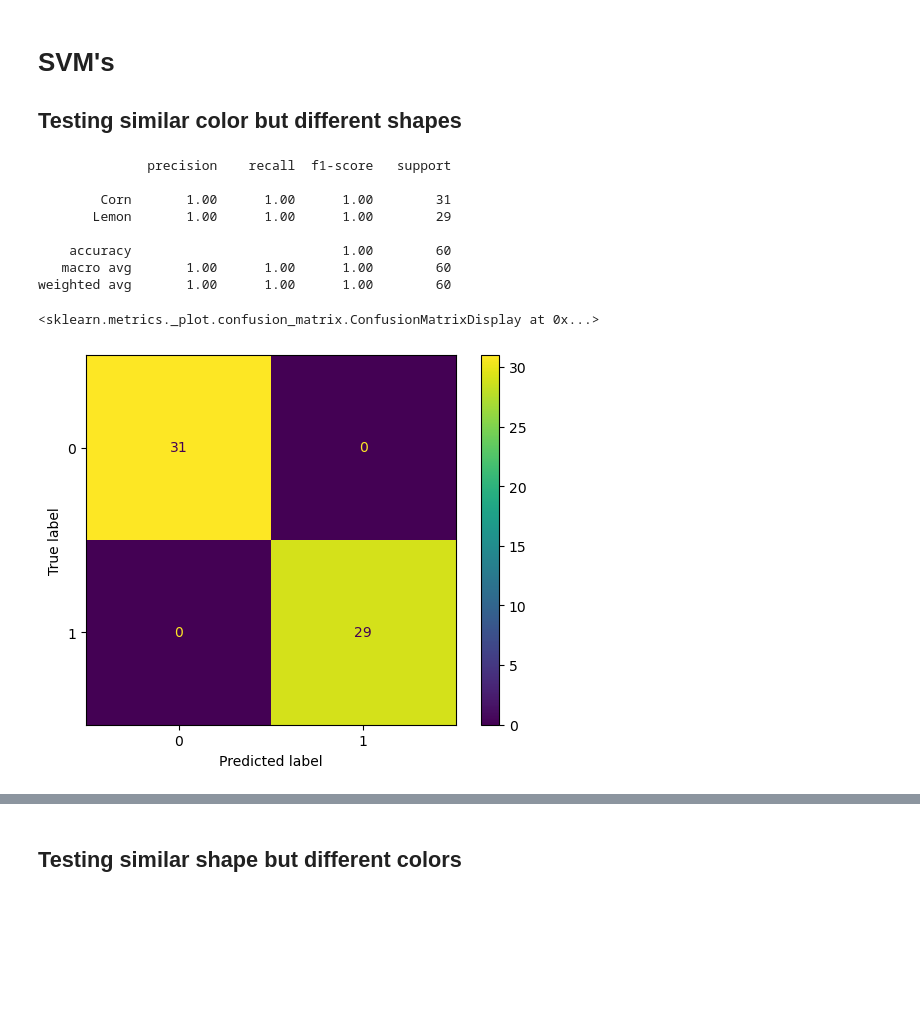
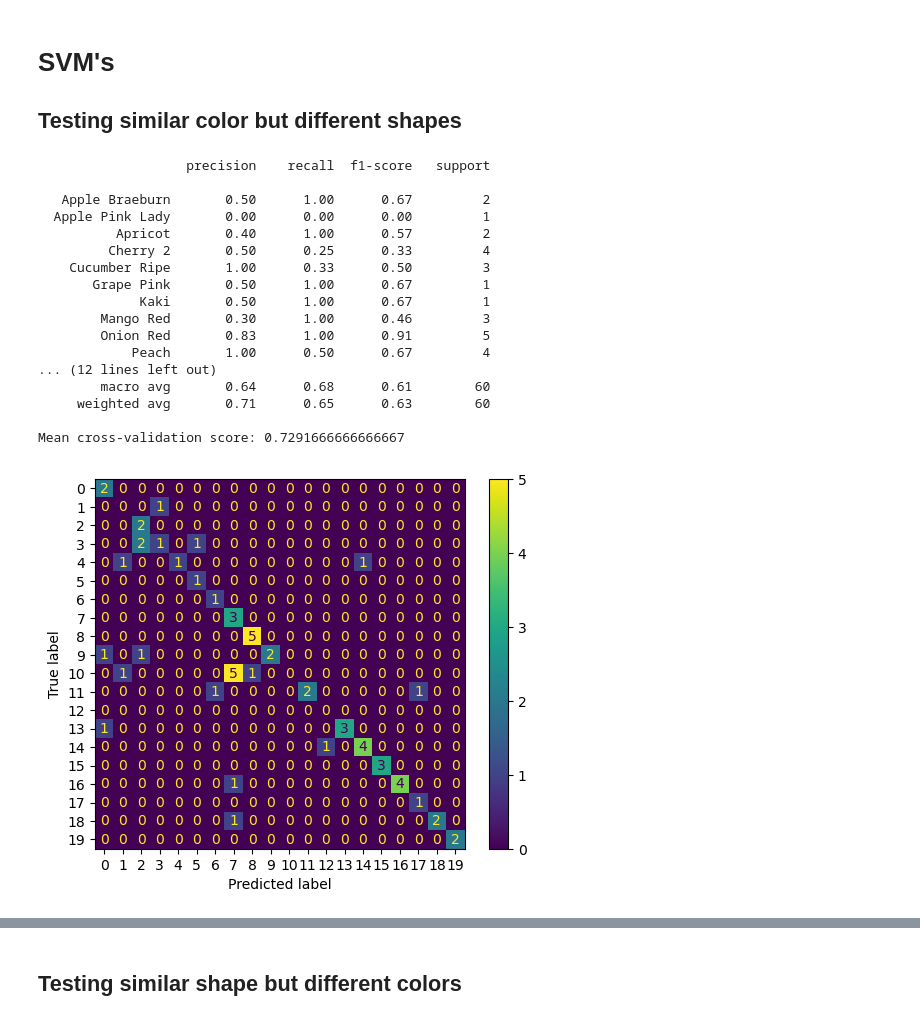
Before and after one commit to j-fangwu/ML_Fruit, a Jupyter notebook: SVM.ipynb, the cells around one changed output, grey strips where cells are left out. Saved outputs shown, nothing was run; the diff lists cells and outputs as text; code cells hidden in the pictures; blank space fills up the shorter version.

```diff
--- a/SVM.ipynb
+++ b/SVM.ipynb
@@ -131,34 +182,57 @@ def getSamplesMat(sampleSize, selectedFruits, classDist = None, resize = (100, 1
 # %%
 from sklearn.metrics import classification_report, confusion_matrix, ConfusionMatrixDisplay
 from sklearn.svm import SVC
-from sklearn.model_selection import train_test_split
+from sklearn.model_selection import train_test_split, cross_val_score
 
 sample_size = 300
 classDist = None
-resizes = (100,100)
+resizes = (20,20)
 # %%
-#Testing Lemon and corn
-fruits = ["Lemon", "Corn"]
+#Testing Red Fruits
+fruits = [
+    "Grape Pink", "Tomato Cherry Red", "Tomato Maroon", "Apple Pink Lady", "Apricot",
+    "Tomato 1", "Peach", "Cherry 2", "Apple Braeburn", "Tomato Heart",
+    "Pepper Red", "Pomegranate", "Mango Red", "Pear Red", "Kaki", "Onion Red",
+    "Strawberry", "Tamarillo", "Cucumber Ripe", "Pear Forelle"
+]
 fruits = np.array(fruits)
+
 image_dataset, labels, what = getSamplesMat(sample_size, fruits, classDist, resizes)
+X_train, X_test, y_train, y_test = train_test_split(image_dataset, labels, test_size=0.2)
 
-X_train, X_test, y_train, y_test = train_test_split(image_dataset, labels, test_size=0.2, random_state=42)
+#image_dataset, labels, what = getSamplesMat(sample_size, fruits, trainClassDistSix, resizes)
+#X_train, ignore, y_train, disregard = train_test_split(image_dataset, labels, test_size=0.2)
+
+#image_dataset, labels, what = getSamplesMat(sample_size, fruits, classDist, resizes)
+#ignore, X_test, disregard, y_test = train_test_split(image_dataset, labels, test_size=0.2)
 
 rbf_svm = SVC(kernel='rbf', C=1, gamma='scale')
 rbf_svm.fit(X_train, y_train)
 y_pred_rbf = rbf_svm.predict(X_test)
 print(classification_report(y_test, y_pred_rbf))
 cm = confusion_matrix(y_test, y_pred_rbf)
 disp = ConfusionMatrixDisplay(confusion_matrix=cm)
 disp.plot()
+
+cv_scores = cross_val_score(rbf_svm, X_train, y_train, cv=5)
+#print(f"Cross-validation scores: {cv_scores}")
+print(f"Mean cross-validation score: {cv_scores.mean()}")
 # %% [output]
-              precision    recall  f1-score   support
+                   precision    recall  f1-score   support
 
-        Corn       1.00      1.00      1.00        31
-       Lemon       1.00      1.00      1.00        29
+   Apple Braeburn       0.50      1.00      0.67         2
+  Apple Pink Lady       0.00      0.00      0.00         1
+          Apricot       0.40      1.00      0.57         2
+         Cherry 2       0.50      0.25      0.33         4
+    Cucumber Ripe       1.00      0.33      0.50         3
+       Grape Pink       0.50      1.00      0.67         1
+             Kaki       0.50      1.00      0.67         1
+        Mango Red       0.30      1.00      0.46         3
+        Onion Red       0.83      1.00      0.91         5
+            Peach       1.00      0.50      0.67         4
+... (12 lines left out)
+        macro avg       0.64      0.68      0.61        60
+     weighted avg       0.71      0.65      0.63        60
 
-    accuracy                           1.00        60
-   macro avg       1.00      1.00      1.00        60
-weighted avg       1.00      1.00      1.00        60
+Mean cross-validation score: 0.7291666666666667
-<sklearn.metrics._plot.confusion_matrix.ConfusionMatrixDisplay at 0x...>
-[figure, old version]
+[figure, new version]
```
Also changed, not shown: parts of 14 cells of this notebook, 2 other files.
